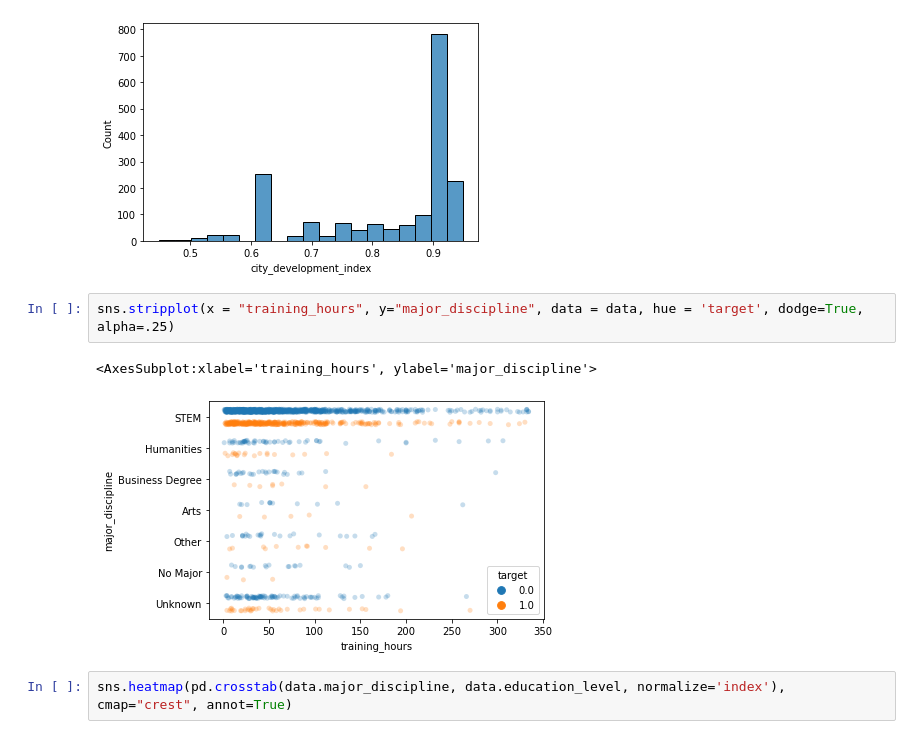
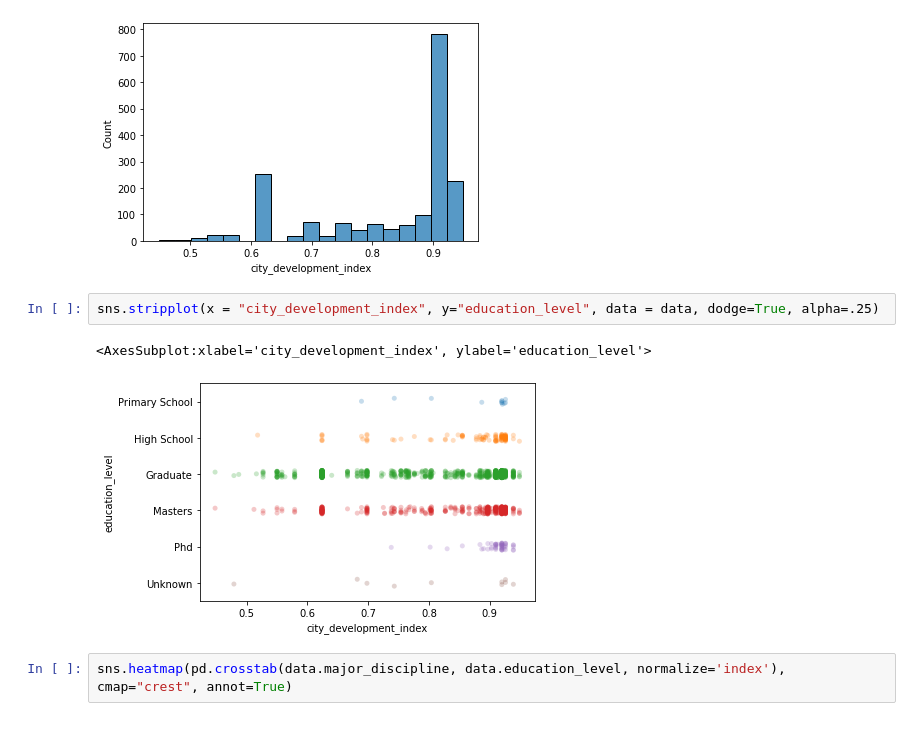
Before and after one commit to ildemsanli/DataViz_Streamlit_PW5_T1, a Jupyter notebook: EDA/EDA.ipynb, the cells around one changed output. Saved outputs shown, nothing was run; the diff lists cells and outputs as text.

```diff
--- a/EDA/EDA.ipynb
+++ b/EDA/EDA.ipynb
@@ -108,10 +108,10 @@ sns.histplot(data.city_development_index)
 <AxesSubplot:xlabel='city_development_index', ylabel='Count'>
 [figure]
 # %%
-sns.stripplot(x = "training_hours", y="major_discipline", data = data, hue = 'target', dodge=True, alpha=.25)
+sns.stripplot(x = "city_development_index", y="education_level", data = data, dodge=True, alpha=.25)
 # %% [output]
-<AxesSubplot:xlabel='training_hours', ylabel='major_discipline'>
+<AxesSubplot:xlabel='city_development_index', ylabel='education_level'>
-[figure, old version]
+[figure, new version]
 # %%
 sns.heatmap(pd.crosstab(data.major_discipline, data.education_level, normalize='index'), cmap="crest", annot=True)
 # %% [output]
```
Also changed, not shown: parts of 13 cells of this notebook, 1 other file.
